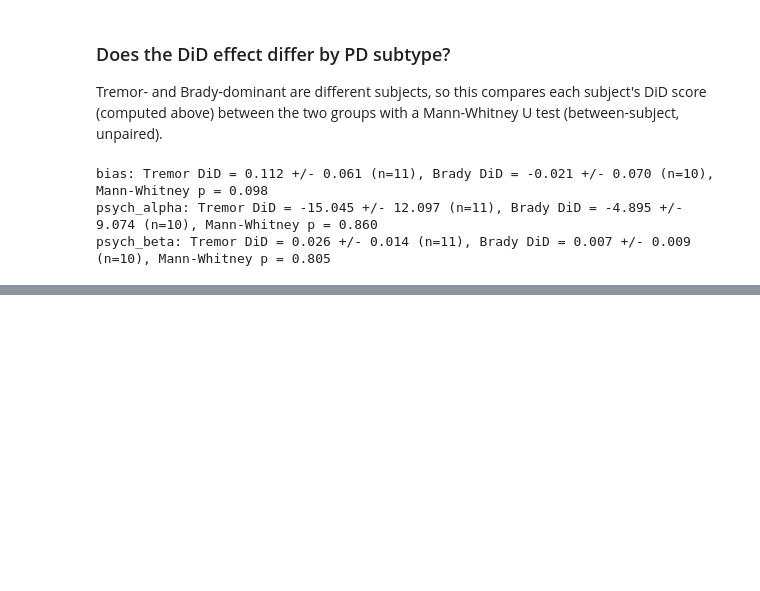
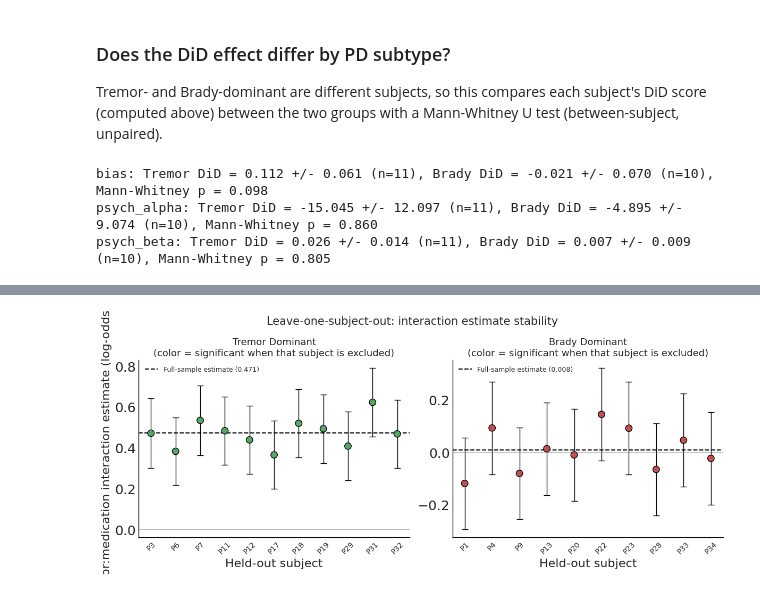
Before and after one commit to vaibrainium/bayesian-priors-in-pd-subtype, a Jupyter notebook: notebooks/2.20-psych-model-fitting-color.ipynb, the cells around one changed output, grey strips where cells are left out. Saved outputs shown, nothing was run; the diff lists cells and outputs as text; code cells hidden in the pictures; blank space fills up the shorter version.

```diff
--- a/notebooks/2.20-psych-model-fitting-color.ipynb
+++ b/notebooks/2.20-psych-model-fitting-color.ipynb
@@ -459,0 +644,27 @@ psych_beta: Tremor DiD = 0.026 +/- 0.014 (n=11), Brady DiD = 0.007 +/- 0.009 (n=
+# %%
+fig, axes = plt.subplots(1, 2, figsize=(12, 5))
+for ax, grp in zip(axes, ["tremor", "brady"]):
+    loso = loso_results[grp]
+    full_est = glmm_results[grp]["estimate"]
+    point_colors = ["#C44E52" if p >= 0.05 else "#55A868" for p in loso["p"]]
+
+    x = np.arange(len(loso))
+    ax.errorbar(x, loso["estimate"], yerr=1.96 * loso["sd"], fmt="none", color="k", elinewidth=1, capsize=4, zorder=2)
+    ax.scatter(x, loso["estimate"], c=point_colors, s=80, edgecolor="k", zorder=3)
+    ax.axhline(full_est, color="k", ls="--", lw=1.5, label=f"Full-sample estimate ({full_est:.3f})")
+    ax.axhline(0, color="gray", lw=0.8, alpha=0.6)
+
+    ax.set_xticks(x)
+    ax.set_xticklabels(loso["held_out_subject"], rotation=45, fontsize=10)
+    ax.set_xlabel("Held-out subject")
+    ax.set_title(f"{did_group_titles[grp]}\n(color = significant when that subject is excluded)", fontsize=13)
+    ax.legend(frameon=False, fontsize=9, loc="best")
+    for sp in ["top", "right"]:
+        ax.spines[sp].set_visible(False)
+
+axes[0].set_ylabel("color:medication interaction estimate (log-odds)")
+fig.suptitle("Leave-one-subject-out: interaction estimate stability", fontsize=15)
+fig.tight_layout()
+plt.show()
+# %% [output]
+[figure, added]
```
Also changed, not shown: parts of 8 cells of this notebook.
